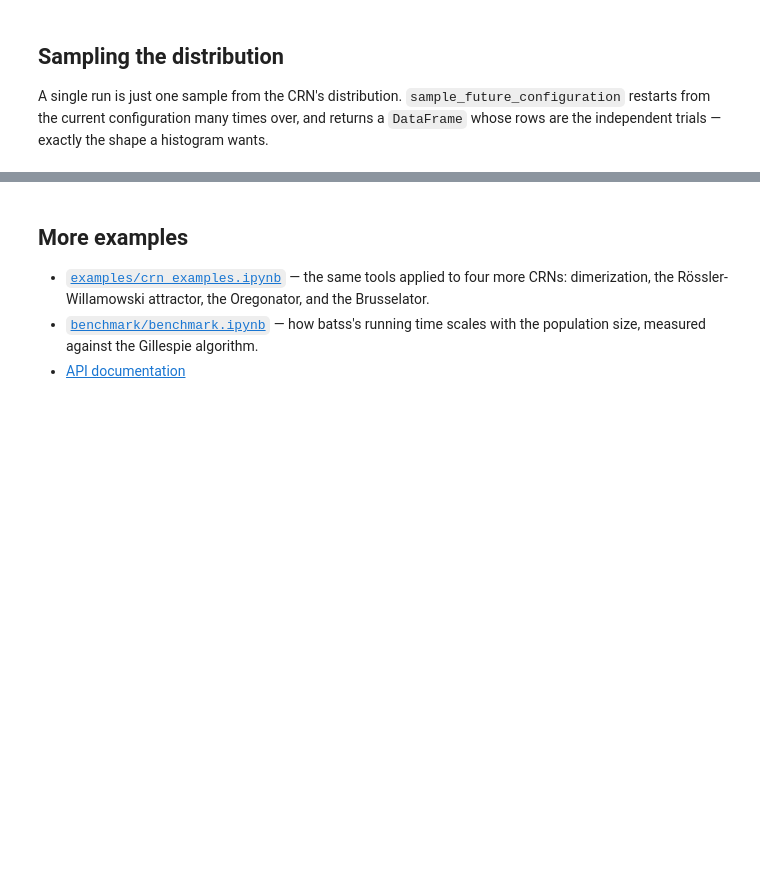
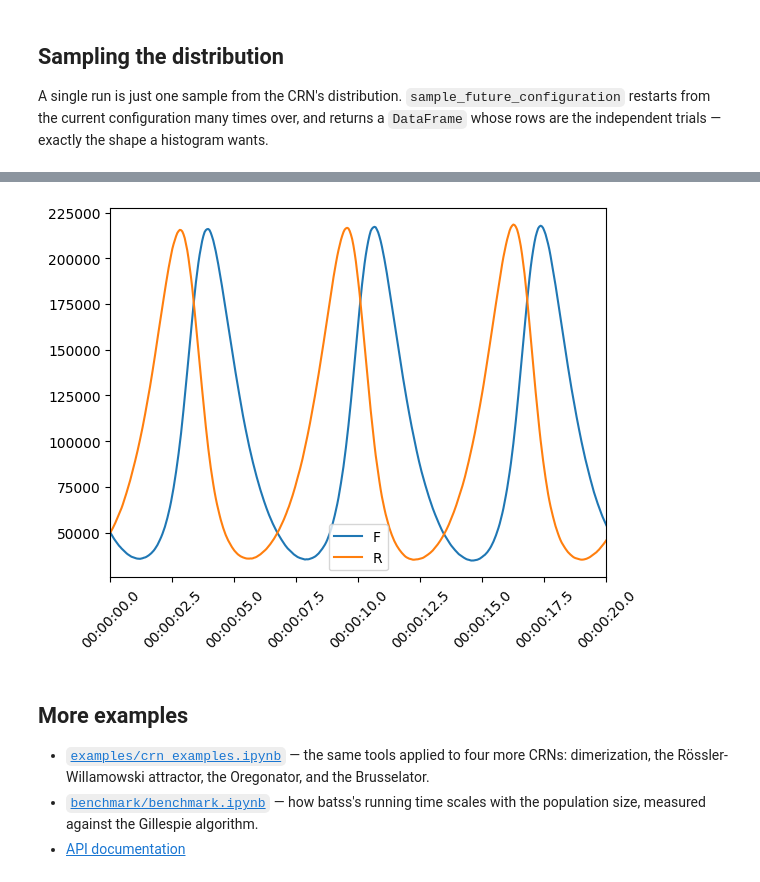
Before and after one commit to joven316/batss, a Jupyter notebook: README.ipynb, the cells around one changed output, grey strips where cells are left out. Cells and saved outputs as stored; diff of their text form; code cells hidden in the pictures; blank space fills up the shorter version.

```diff
--- a/README.ipynb
+++ b/README.ipynb
@@ -340,3 +361,8 @@ p = timed.history.plot()
+# %%
+ax = timed.history.plot()
+p = ax.tick_params(axis='x', rotation=45)
+# %% [output]
+[figure, added]
 # %% [markdown]
 ## More examples
 
```
Also changed, not shown: parts of 12 cells of this notebook, 14 other files.
